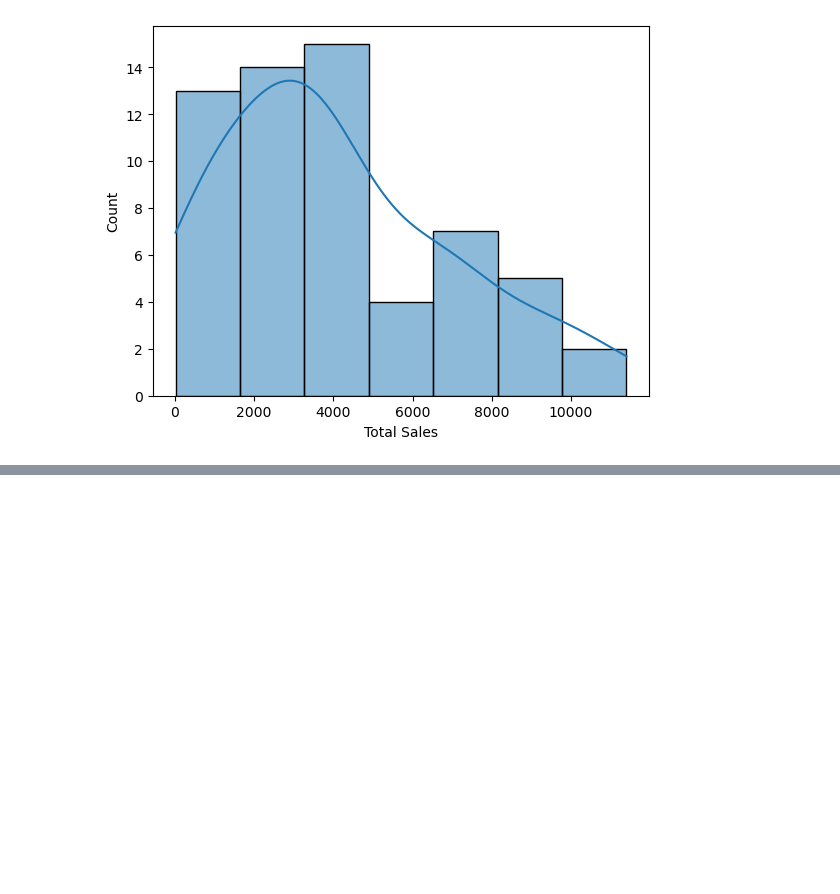
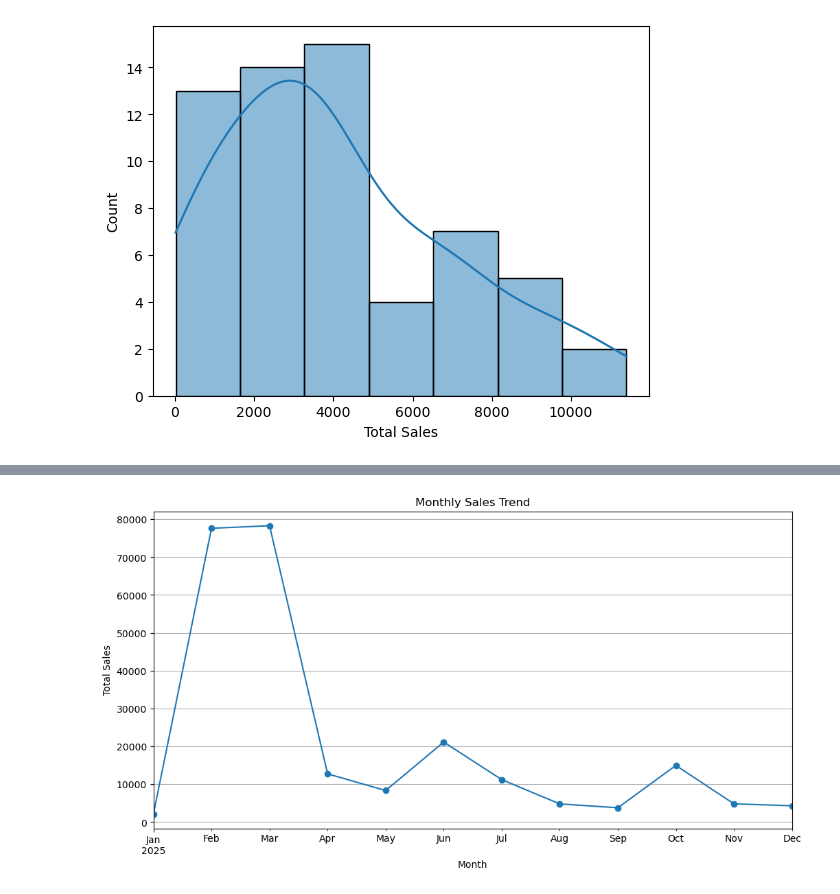
Before and after one commit to chaudhary-dotcom/ML, a Jupyter notebook: amazon_sales_analysis.ipynb, the cells around one changed output, grey strips where cells are left out. Cells and saved outputs as stored; diff of their text form; code cells hidden in the pictures; blank space fills up the shorter version.

```diff
--- a/amazon_sales_analysis.ipynb
+++ b/amazon_sales_analysis.ipynb
@@ -240,0 +248,3 @@ sns.histplot(data=df.groupby('Date')['Total Sales'].sum().reset_index(), x='Tota
+# %%
+monthly_sales = df.set_index('Date').resample('M')['Total Sales'].sum()
+monthly_sales.sort_values(ascending=False)
@@ -240,0 +266,11 @@ sns.histplot(data=df.groupby('Date')['Total Sales'].sum().reset_index(), x='Tota
+# %%
+# Monthly Sales Trend
+plt.figure(figsize=(12, 6))
+monthly_sales.plot(marker='o')
+plt.title('Monthly Sales Trend')
+plt.ylabel('Total Sales')
+plt.xlabel('Month')
+plt.grid(True)
+plt.show()
+# %% [output]
+[figure, added]
```
Also changed, not shown: parts of 4 cells of this notebook.
